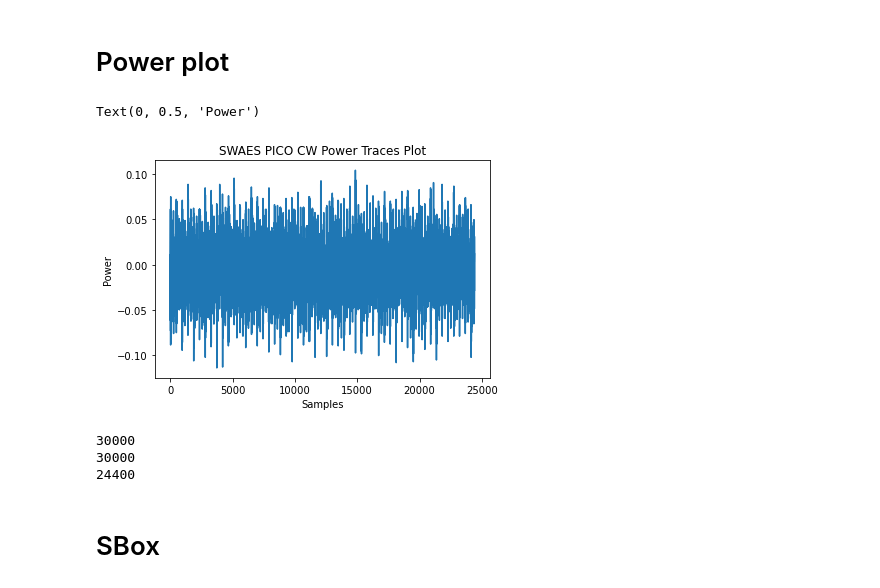
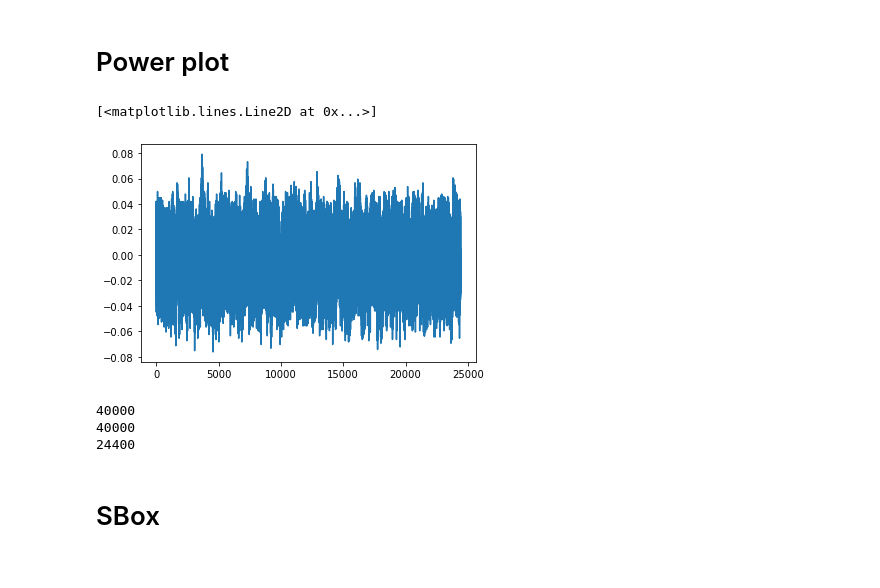
Before and after one commit to Secure-Embedded-Systems/attack-fame-pico, a Jupyter notebook: PICO/cw-swaes/chipwhisperer_cpa_HW_template.ipynb, the cells around one changed output. Cells and saved outputs as stored; diff of their text form; code cells hidden in the pictures.

```diff
--- a/PICO/cw-swaes/chipwhisperer_cpa_HW_template.ipynb
+++ b/PICO/cw-swaes/chipwhisperer_cpa_HW_template.ipynb
@@ -58,9 +41,0 @@ total file number is: 30000
-# %%
-import glob
-trace_enc = []
-path = "../../Downloads/measured_traces/traces*.bin"
-for filename in sorted(glob.glob(path, recursive=True),key = lambda x: x[-10:]):
-    #break
-    #print(filename)
-    one_trace = np.fromfile(filename, dtype=np.float64)
-    trace_enc.append(one_trace)
@@ -92,0 +60,12 @@ print(len(trace_enc[0]))
+# %%
+import glob
+import numpy as np
+trace_array_y = []
+path = "measured_traces_146400/traces*.bin"
+i = 0
+for filename in sorted(glob.glob(path, recursive=True),key = lambda x: x[-10:]):
+    print(filename)
+    trace = np.fromfile(filename, dtype=np.float64)
+    trace_array_y.append(trace)
+print(len(trace_array_y))
+print(len(trace_array_y[0]))
@@ -94,23 +91,19 @@ print(len(trace_enc[0]))
 # Power plot
 # %%
 import matplotlib.pyplot as plt
-for i in range (1):
-    plt.plot(trace_enc[i])
-plt.title('SWAES PICO CW Power Traces Plot')
-plt.xlabel('Samples')
-plt.ylabel('Power')
-plt.savefig('1.jpg',dpi=100) # save jpg/png
+plt.plot(trace_array_y[0])
+#plt.savefig('1.jpg',dpi=100) # save jpg/png
 # %% [output]
-Text(0, 0.5, 'Power')
+[<matplotlib.lines.Line2D at 0x...>]
-[figure, old version]
+[figure, new version]
 # %%
-trace_array_y = np.array(trace_enc)
+trace_array_y = np.array(trace_array_y)
 print(len(pt_array))
 print(len(trace_array_y))
 print(len(trace_array_y[0]))
 # %% [output]
-30000
-30000
+40000
+40000
 24400
 # %% [markdown]
 # SBox
```
Also changed, not shown: parts of 17 cells of this notebook, 1 other file.
